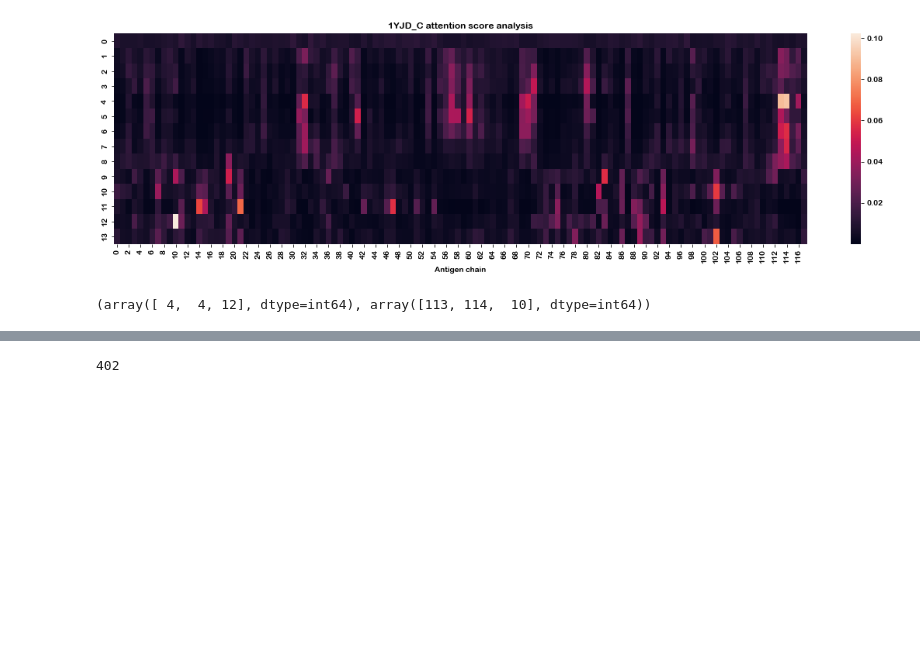
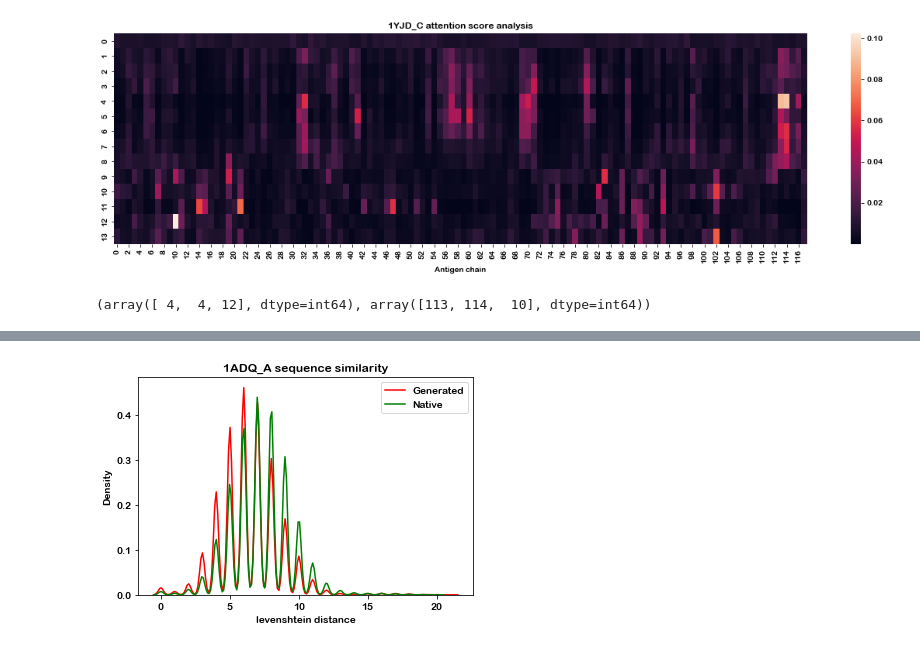
Before and after one commit to YAndrewL/Conditional-antibody-generation, a Jupyter notebook: expr.ipynb, the cells around one changed output, grey strips where cells are left out. Cells and saved outputs as stored; diff of their text form; code cells hidden in the pictures; blank space fills up the shorter version.

```diff
--- a/expr.ipynb
+++ b/expr.ipynb
@@ -435,7 +435,3 @@ np.where(attention_score > 0.08)
 #             f1.write(all_lines[j + 1])
 #     f1.close()
 #     f2.close()
-# %%
-238+164
-# %% [output]
-402
@@ -441,0 +477,29 @@ np.where(attention_score > 0.08)
+# %%
+# similarity
+generated, native = [], []
+file = open("../experiments_data/seq_logo_files/1ADQ_A.fa", 'r').readlines()
+for l in range(0, len(file), 2):
+    if 'generated' in file[l]:
+        generated.append(file[l + 1].strip())
+    else:
+        native.append(file[l+1].strip())
+# %%
+# within LD test
+gen, nat = [], []
+for i in tqdm(range(len(generated))):
+    for j in generated[i:]:
+        gen.append(lev_dist(generated[i], j))
+
+for i in tqdm(range(len(native))):
+    for j in native[i:]:
+        nat.append(lev_dist(native[i], j))
+# %%
+fig, ax = plt.subplots()
+sns.kdeplot(gen, color='red', label='Generated')
+sns.kdeplot(nat, color='green', label='Native')
+ax.set_xlabel("levenshtein distance")
+ax.set_title("1ADQ_A sequence similarity")
+ax.legend()
+fig.savefig("../experiments_data/figures/1ADQ_A sequence similarity.pdf", dpi=600)
+# %% [output]
+[figure, added]
```
Also changed, not shown: parts of 5 cells of this notebook.
